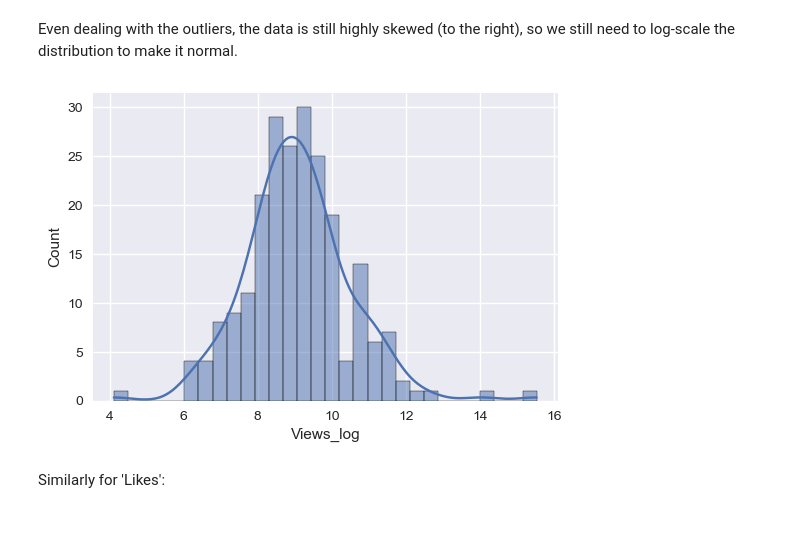
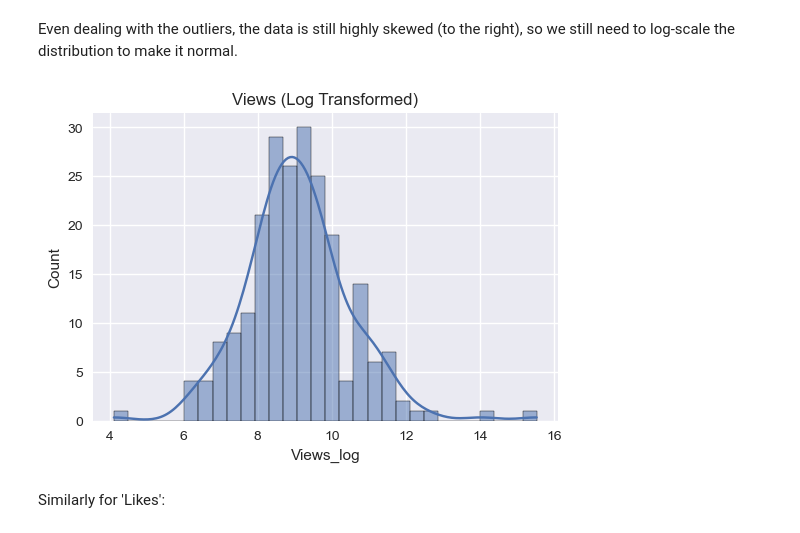
Before and after one commit to Destructor7453/kenjee_youtube_eda, a Jupyter notebook: notebooks/eda.ipynb, the cells around one changed output. Drawn from its saved outputs; the diff is of its cells as text; code cells hidden in the pictures.

```diff
--- a/notebooks/eda.ipynb
+++ b/notebooks/eda.ipynb
@@ -182,10 +182,10 @@ df_transformed['Views_log'] = np.log1p(df_transformed['Views'])
 # %%
 plt.figure(figsize=(6,4))
 sns.histplot(df_transformed['Views_log'], bins=30, kde=True)
-axes[0].set_title('Views (Log Transformed)')
+plt.title('Views (Log Transformed)')
 plt.show()
 # %% [output]
-[figure, old version]
+[figure, new version]
 # %% [markdown]
 Similarly for 'Likes':
 # %%
```
Also changed, not shown: parts of 10 cells of this notebook.
